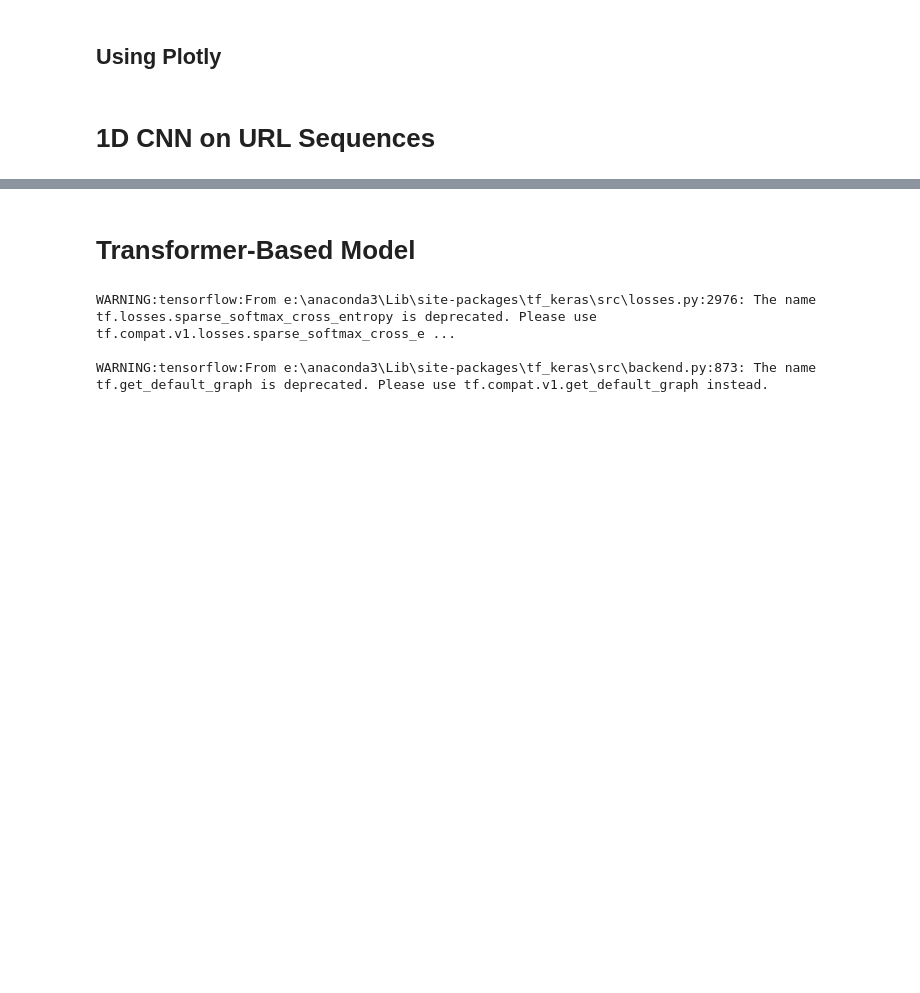
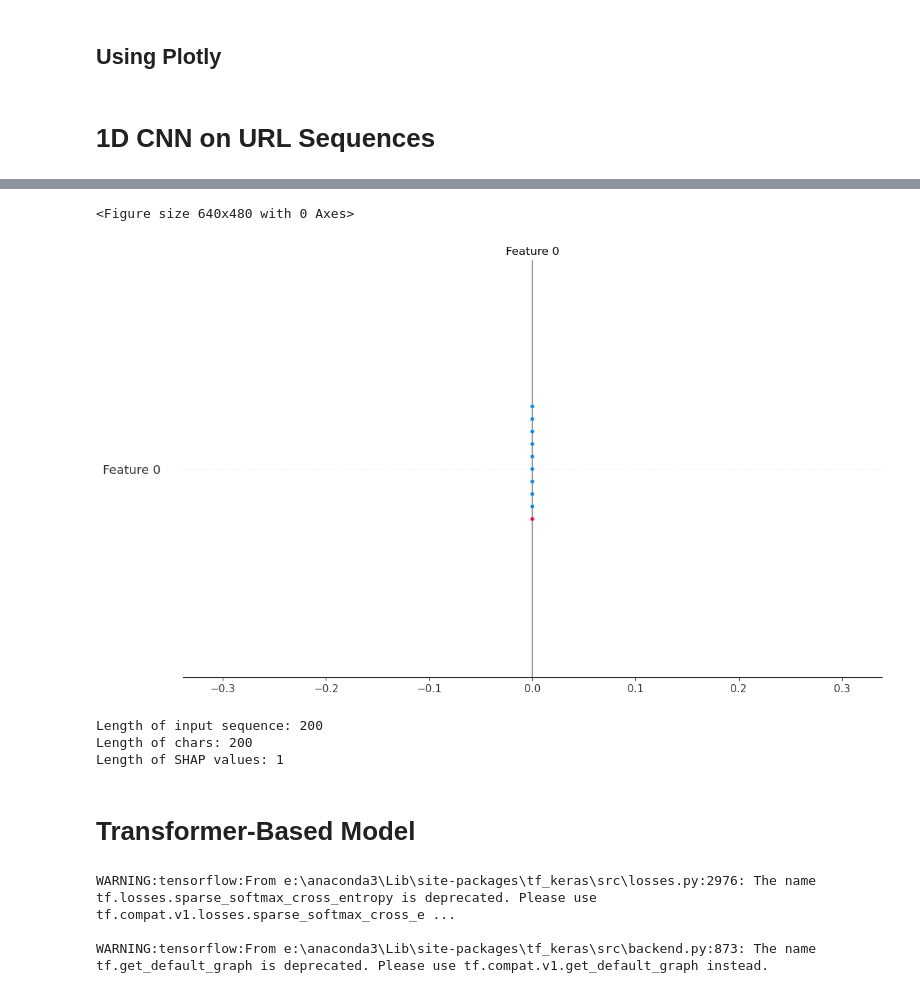
Before and after one commit to shivani309/Phishing-url-detection, a Jupyter notebook: Clustering/Fuzzycmeansandnn.ipynb, the cells around one changed output, grey strips where cells are left out. Drawn from its saved outputs; the diff is of its cells as text; code cells hidden in the pictures; blank space fills up the shorter version.

```diff
--- a/Clustering/Fuzzycmeansandnn.ipynb
+++ b/Clustering/Fuzzycmeansandnn.ipynb
@@ -455,7 +455,7 @@ from tensorflow.keras.layers import Conv1D, GlobalMaxPooling1D, Embedding, Dropo
 from sklearn.model_selection import train_test_split
 
 # Load data
-df = pd.read_csv(r'E:\Github repos\Phishing-url-detection\phiusiil+phishing+url+dataset\PhiUSIIL_Phishing_URL_Dataset.csv')
+df = pd.read_csv(r'C:\Users\DELL\Documents\GitHub\Phishing-url-detection\PhiUSIIL_Phishing_URL_Dataset.csv')
 urls = df['URL'].astype(str)
 labels = df['label'].astype(int)  # Make sure the label column exists
 
@@ -506,0 +531,13 @@ CNN Accuracy: 99.80%
+# %%
+import shap
+import numpy as np
+
+# Use a subset of training data as background for SHAP
+background_samples = X_train_seq[:100]
+test_samples = X_test_seq[:50]  # SHAP is slow — keep it small
+
+explainer = shap.KernelExplainer(model_cnn.predict, background_samples)
+shap_values = explainer.shap_values(test_samples[:10])  # Keep it small
+
+shap.summary_plot(shap_values, test_samples[:10])
+# %% [output]
@@ -507,3 +565,13 @@ CNN Accuracy: 99.80%
+<Figure size 640x480 with 0 Axes>
+[figure, added]
+# %%
+print("Length of input sequence:", len(input_seq))
+print("Length of chars:", len(chars))
+print("Length of SHAP values:", len(shap_values[0][sample_index]))
+# %% [output]
+Length of input sequence: 200
+Length of chars: 200
+Length of SHAP values: 1
 # %% [markdown]
 # Transformer-Based Model
 # %%
```
Also changed, not shown: parts of 12 cells of this notebook.
